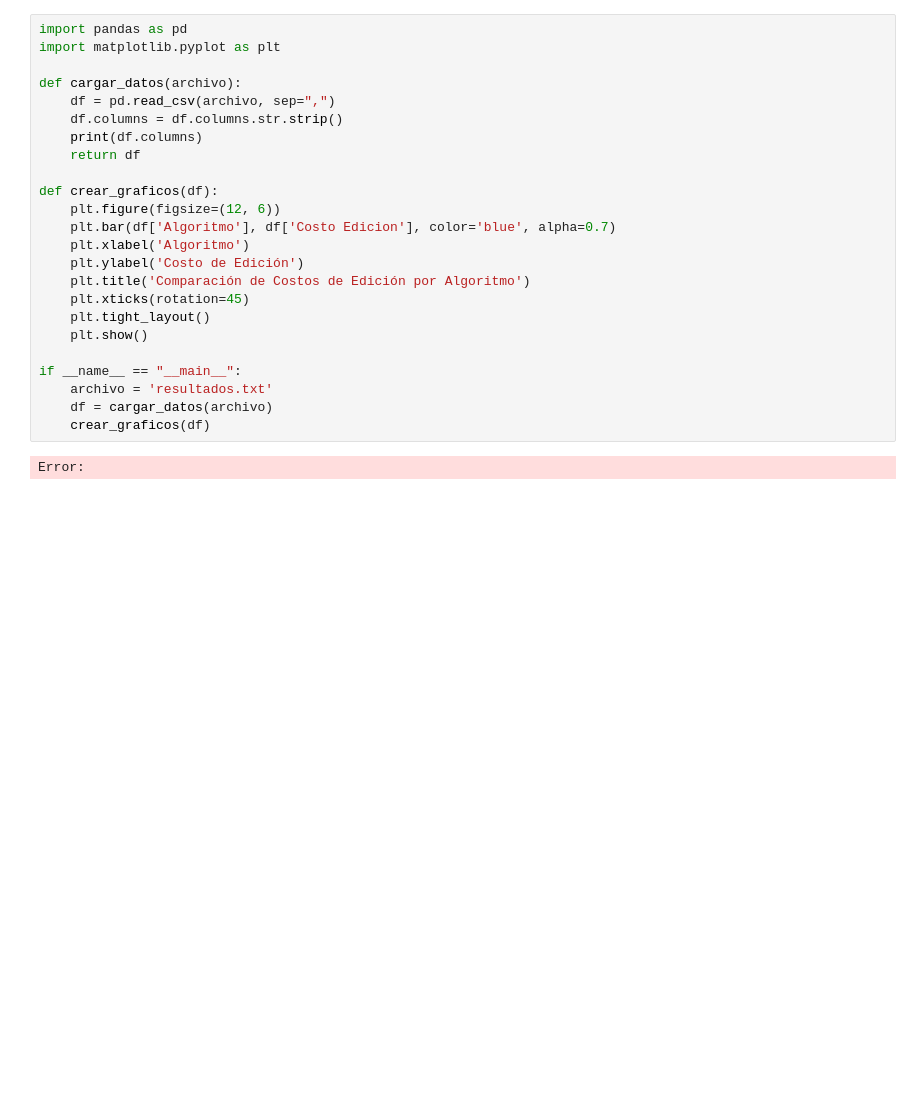
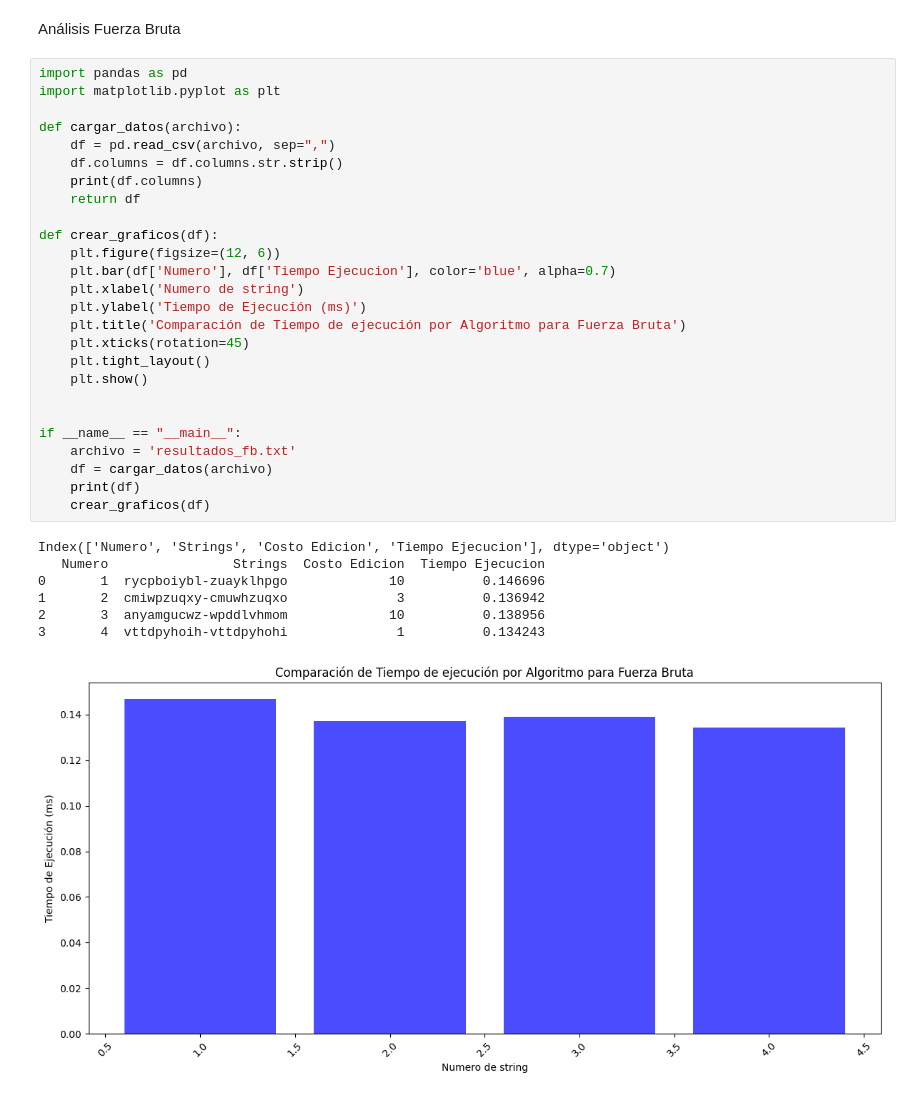
Before and after one commit to tgarreton/Algoco, a Jupyter notebook: Tarea2/output/analisis_resultados.ipynb, the cells around one changed output. Saved outputs shown, nothing was run; the diff lists cells and outputs as text; blank space fills up the shorter version.

```diff
--- a/Tarea2/output/analisis_resultados.ipynb
+++ b/Tarea2/output/analisis_resultados.ipynb
@@ -1,26 +132,36 @@
+# %% [markdown]
+Análisis Fuerza Bruta
 # %%
 import pandas as pd
 import matplotlib.pyplot as plt
 
 def cargar_datos(archivo):
     df = pd.read_csv(archivo, sep=",")
     df.columns = df.columns.str.strip()
     print(df.columns)
     return df
 
 def crear_graficos(df):
     plt.figure(figsize=(12, 6))
-    plt.bar(df['Algoritmo'], df['Costo Edicion'], color='blue', alpha=0.7)
-    plt.xlabel('Algoritmo')
-    plt.ylabel('Costo de Edición')
-    plt.title('Comparación de Costos de Edición por Algoritmo')
+    plt.bar(df['Numero'], df['Tiempo Ejecucion'], color='blue', alpha=0.7)
+    plt.xlabel('Numero de string')
+    plt.ylabel('Tiempo de Ejecución (ms)')
+    plt.title('Comparación de Tiempo de ejecución por Algoritmo para Fuerza Bruta')
     plt.xticks(rotation=45)
     plt.tight_layout()
     plt.show()
 
+
 if __name__ == "__main__":
-    archivo = 'resultados.txt'
+    archivo = 'resultados_fb.txt'
     df = cargar_datos(archivo)
+    print(df)
     crear_graficos(df)
 # %% [output]
-Error:
+Index(['Numero', 'Strings', 'Costo Edicion', 'Tiempo Ejecucion'], dtype='object')
+   Numero                Strings  Costo Edicion  Tiempo Ejecucion
+0       1  rycpboiybl-zuayklhpgo             10          0.146696
+1       2  cmiwpzuqxy-cmuwhzuqxo              3          0.136942
+2       3  anyamgucwz-wpddlvhmom             10          0.138956
+3       4  vttdpyhoih-vttdpyhohi              1          0.134243
+[figure, added]
```
Also changed, not shown: parts of 9 cells of this notebook, 7 other files.
